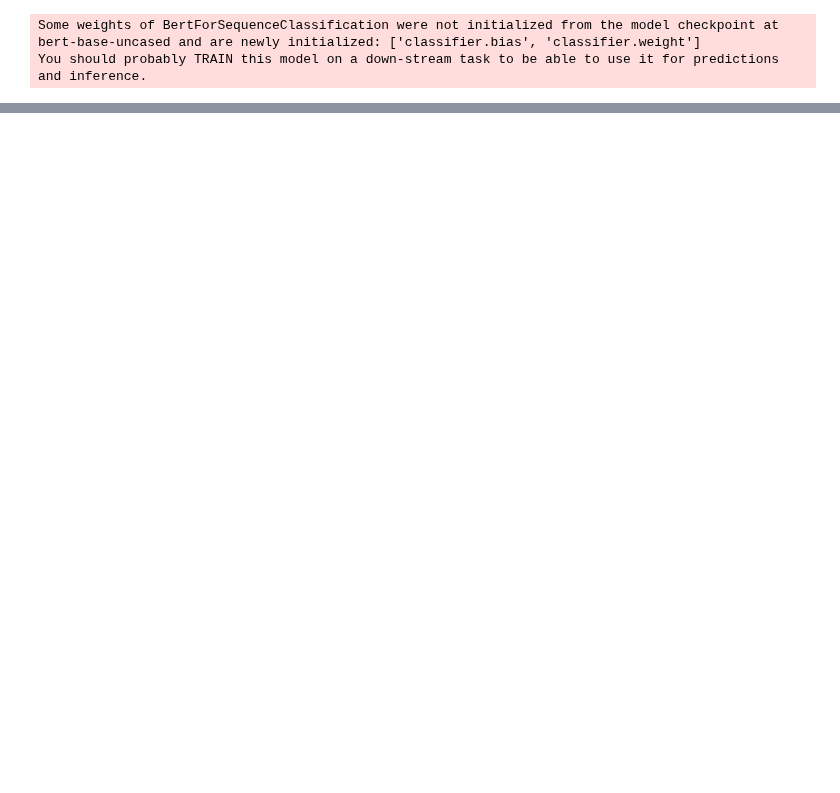
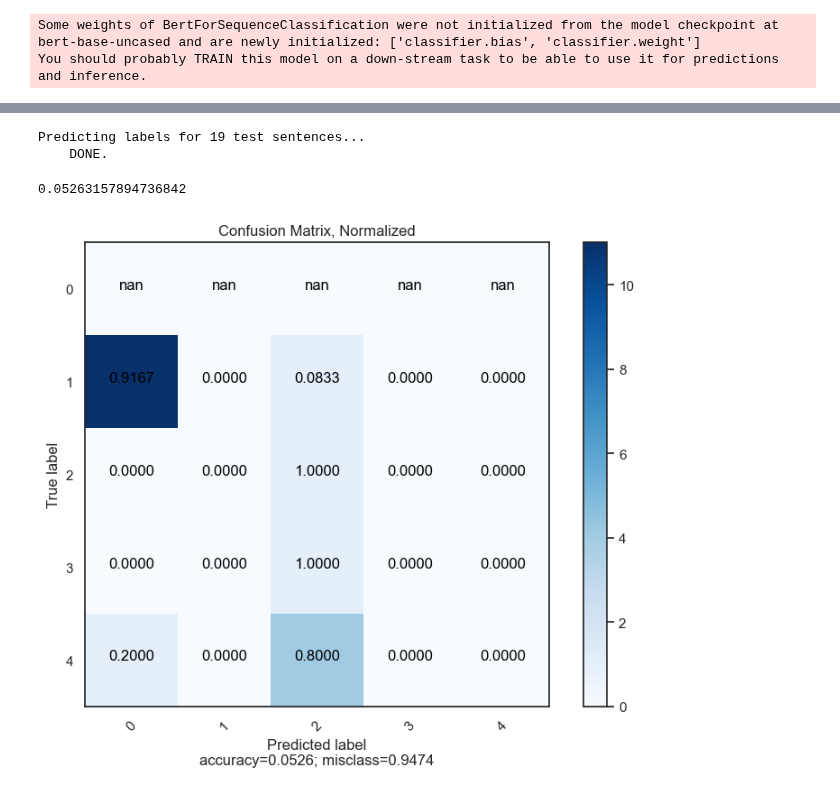
Before and after one commit to AlessandroPieragostini/Data-Science, a Jupyter notebook: BERT/BERT.ipynb, the cells around one changed output, grey strips where cells are left out. Saved outputs shown, nothing was run; the diff lists cells and outputs as text; code cells hidden in the pictures; blank space fills up the shorter version.

Commit message:
Implementazione delle metriche

```diff
--- a/BERT/BERT.ipynb
+++ b/BERT/BERT.ipynb
@@ -582,7 +649,48 @@ IndexError: index 196 is out of bounds for dimension 0 with size 196
 # %%
-df_output = pd.DataFrame()
-df_output['tweets']= reviews_test
-df_output['label'] =predictions
-df_output['true'] = labels_test
+# Prediction on test set
+print('Predicting labels for {:,} test sentences...'.format(len(input_ids)))
+
+
+model.eval()
+
+# Tracking variables
+predictions , true_labels = [], []
+
+# Predict
+for batch in prediction_dataloader:
+    # Add batch to GPU
+    batch = tuple(t.to(device) for t in batch)
+
+    # Unpack the inputs from our dataloader
+    b_input_ids, b_input_mask, b_labels = batch
+
+    # Telling the model not to compute or store gradients, saving memory and
+    # speeding up prediction
+    with torch.no_grad():
+      # Forward pass, calculate logit predictions
+      outputs = model(b_input_ids, token_type_ids=None,
+                      attention_mask=b_input_mask)
+
+    logits = outputs[0]
+
+    # Move logits and labels to CPU
+    logits = logits.detach().cpu().numpy()
+    label_ids = b_labels.to('cpu').numpy()
+
+    # Store predictions and true labels
+    predictions.append(logits)
+    true_labels.append(label_ids)
+
+print('    DONE.')
+# %% [output]
+Predicting labels for 19 test sentences...
+    DONE.
 # %%
-df_output.head()
+from functools import reduce
+scores = reduce(lambda x,y: x+y,[list(map(np.argmax,p)) for p in predictions])
+labels = reduce(lambda x,y: list(x) + list(y), true_labels)
+
+from sklearn.metrics import accuracy_score
+accuracy_score(scores, labels)
+# %% [output]
+0.05263157894736842
@@ -588,0 +778,14 @@ df_output.head()
+# %%
+from sklearn.metrics import confusion_matrix
+
+sns.set(font_scale=1)
+sns.set(style='white')
+
+
+cm = confusion_matrix(labels,scores)
+plot_confusion_matrix(cm           = cm,
+                      normalize    = True,
+                      target_names = ['0', '1', '2','3','4'],
+                      title        = "Confusion Matrix, Normalized")
+# %% [output]
+[figure, added]
```
Also changed, not shown: parts of 10 cells of this notebook.
